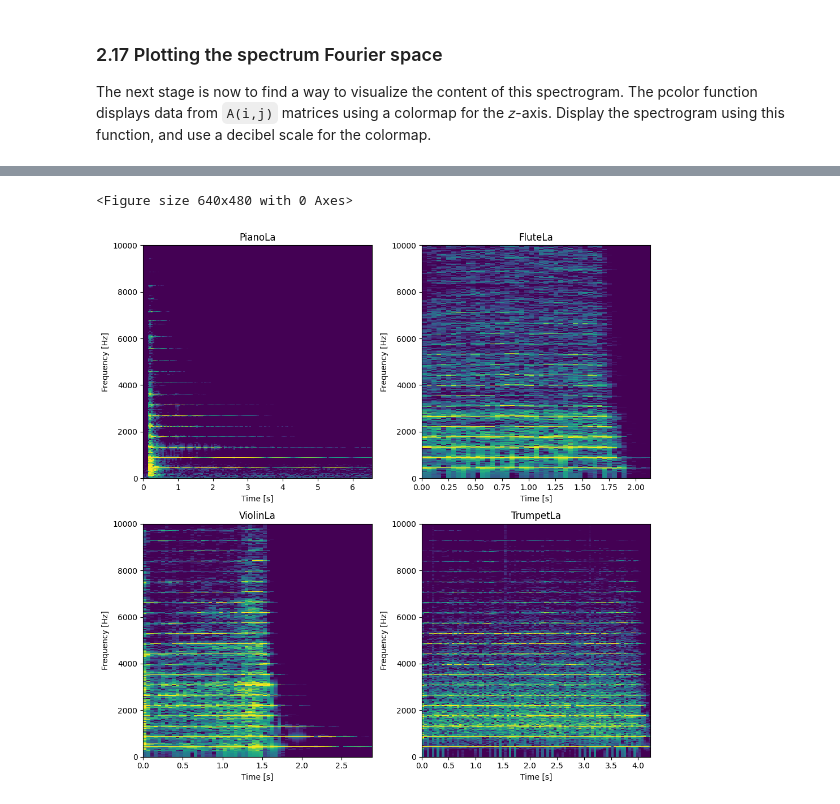
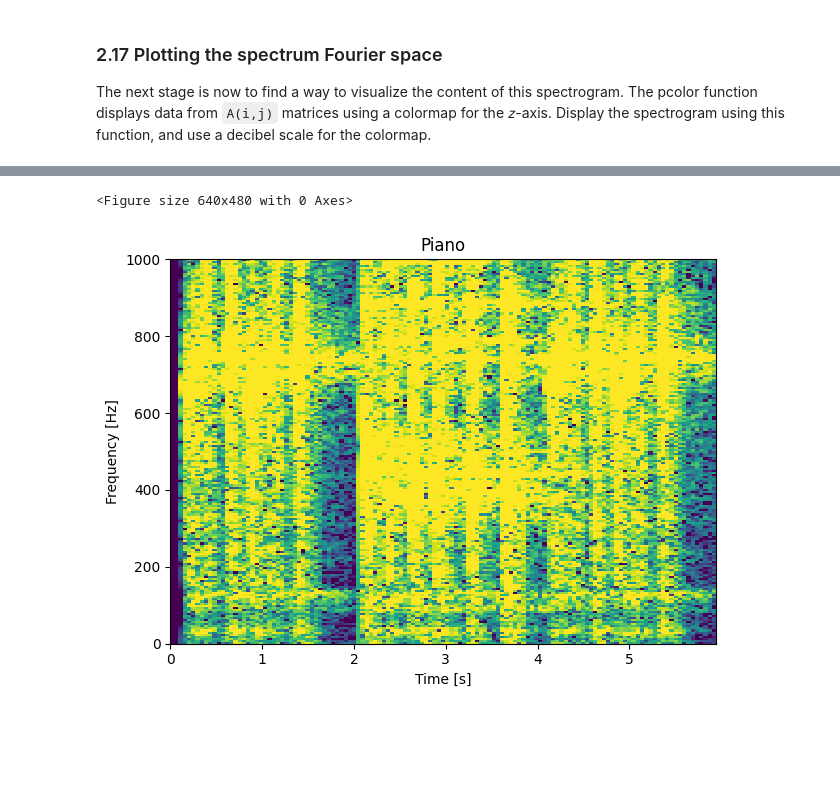
Before and after one commit to Eric-Vidal-hub/Signal-Processing, a Jupyter notebook: 2_other_samples.ipynb, the cells around one changed output, grey strips where cells are left out. Drawn from its saved outputs; the diff is of its cells as text; code cells hidden in the pictures; blank space fills up the shorter version.

```diff
--- a/2_other_samples.ipynb
+++ b/2_other_samples.ipynb
@@ -108,7 +107,6 @@ for i in range(len(instruments)):
     fourier_freq = [j * signal_freq for j in range(len(coeffs[i]))]  # Frequency in Fourier space
     fourier_freqs.append(fourier_freq)
     # Plot Fourier spectrum
-    plt.subplot(2, 2, i + 1)
     plt.plot(fourier_freqs[i], np.abs(coeffs[i]))
     plt.title(instruments[i])
     plt.ylabel('Amplitude')
@@ -120,8 +118,7 @@ plt.show()
 # %%
 # Zoom
 for i in range(len(instruments)):
-        # Plot Fourier spectrum
-    plt.subplot(2, 2, i + 1)
+    # Plot Fourier spectrum
     plt.plot(fourier_freqs[i], np.abs(coeffs[i]))
     plt.title(instruments[i])
     plt.ylabel('Amplitude')
@@ -231,7 +228,7 @@ Display the spectrogram using this function, and use a decibel scale for the col
 # Plot spectrogram using dB scale and pcolor
 plt.figure(3)
 for i in range(len(instruments)):
-    plt.subplot(2, 2, i + 1)
+    # plt.subplot(2, 2, i + 1)
     plt.pcolor(timesp[i], freqsp[i], 20 * np.log10(np.abs(spec[i])), cmap='viridis')
     plt.title(instruments[i])
     plt.ylabel('Frequency [Hz]')
@@ -244,11 +241,11 @@ plt.show()
 # Zoom for plot spectrogram using dB scale and pcolor
 plt.figure(4)
 for i in range(len(instruments)):
-    plt.subplot(2, 2, i + 1)
+    # plt.subplot(2, 2, i + 1)
     plt.pcolor(timesp[i], freqsp[i], 20 * np.log10(np.abs(spec[i])), cmap='viridis')
     plt.title(instruments[i])
     plt.ylabel('Frequency [Hz]')
     plt.xlabel('Time [s]')
-    plt.ylim(0, 10000)
+    plt.ylim(200, 1000)
 plt.tight_layout()
 plt.show()
@@ -255,16 +254,15 @@ plt.show()
 # %%
 # Zoom for plot spectrogram using dB scale and pcolor
 plt.figure(5)
-fig, axs = plt.subplots(2, 2, figsize=(10, 10), sharex=False, sharey=False)     # Create subplots, do not share axes
+fig, axs = plt.subplots()     # Create subplots, do not share axes
 for i in range(len(instruments)):
-    ax = axs[i // 2, i % 2]
-    ax.pcolorfast(timesp[i], freqsp[i], 20 * np.log10(np.abs(spec[i])), cmap='viridis', vmin=-40, vmax=5)
-    ax.set_title(instruments[i])
-    ax.set_ylabel('Frequency [Hz]')
-    ax.set_xlabel('Time [s]')
-    ax.set_ylim(0, 10000)
+    axs.pcolorfast(timesp[i], freqsp[i], 20 * np.log10(np.abs(spec[i])), cmap='viridis', vmin=-40, vmax=5)
+    axs.set_title(instruments[i])
+    axs.set_ylabel('Frequency [Hz]')
+    axs.set_xlabel('Time [s]')
+    axs.set_ylim(0, 1000)
 plt.tight_layout()
 plt.show()
 # %% [output]
 <Figure size 640x480 with 0 Axes>
-[figure, old version]
+[figure, new version]
```
Also changed, not shown: parts of 5 cells of this notebook.
